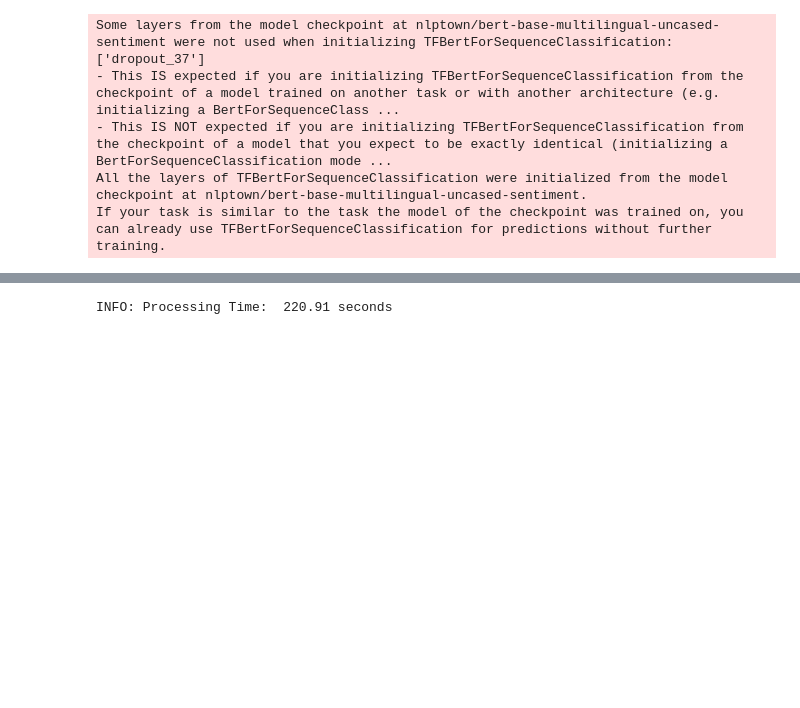
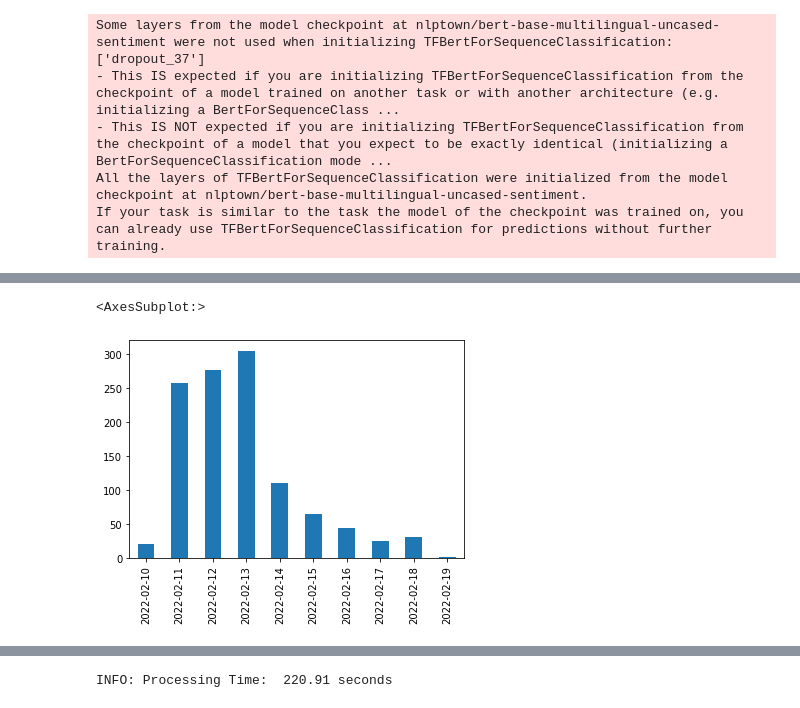
Before and after one commit to GabrielPila/twitter-extractor, a Jupyter notebook: notebooks/Project_NLP_pipeline.ipynb, the cells around one changed output, grey strips where cells are left out. Saved outputs shown, nothing was run; the diff lists cells and outputs as text; code cells hidden in the pictures; blank space fills up the shorter version.

```diff
--- a/notebooks/Project_NLP_pipeline.ipynb
+++ b/notebooks/Project_NLP_pipeline.ipynb
@@ -186,0 +260,2 @@ dataset = data['dataTW_GP__hildebrant.csv']
+# %%
+dataset['clean_text'] = dataset['text'].apply(get_clean_text)
@@ -186,0 +353,5 @@ dataset = data['dataTW_GP__hildebrant.csv']
+# %%
+pd.to_datetime(dataset['created_at']).dt.date.value_counts().sort_index().plot(kind='bar')
+# %% [output]
+<AxesSubplot:>
+[figure, added]
```
Also changed, not shown: parts of 53 cells of this notebook, 1 other file.
